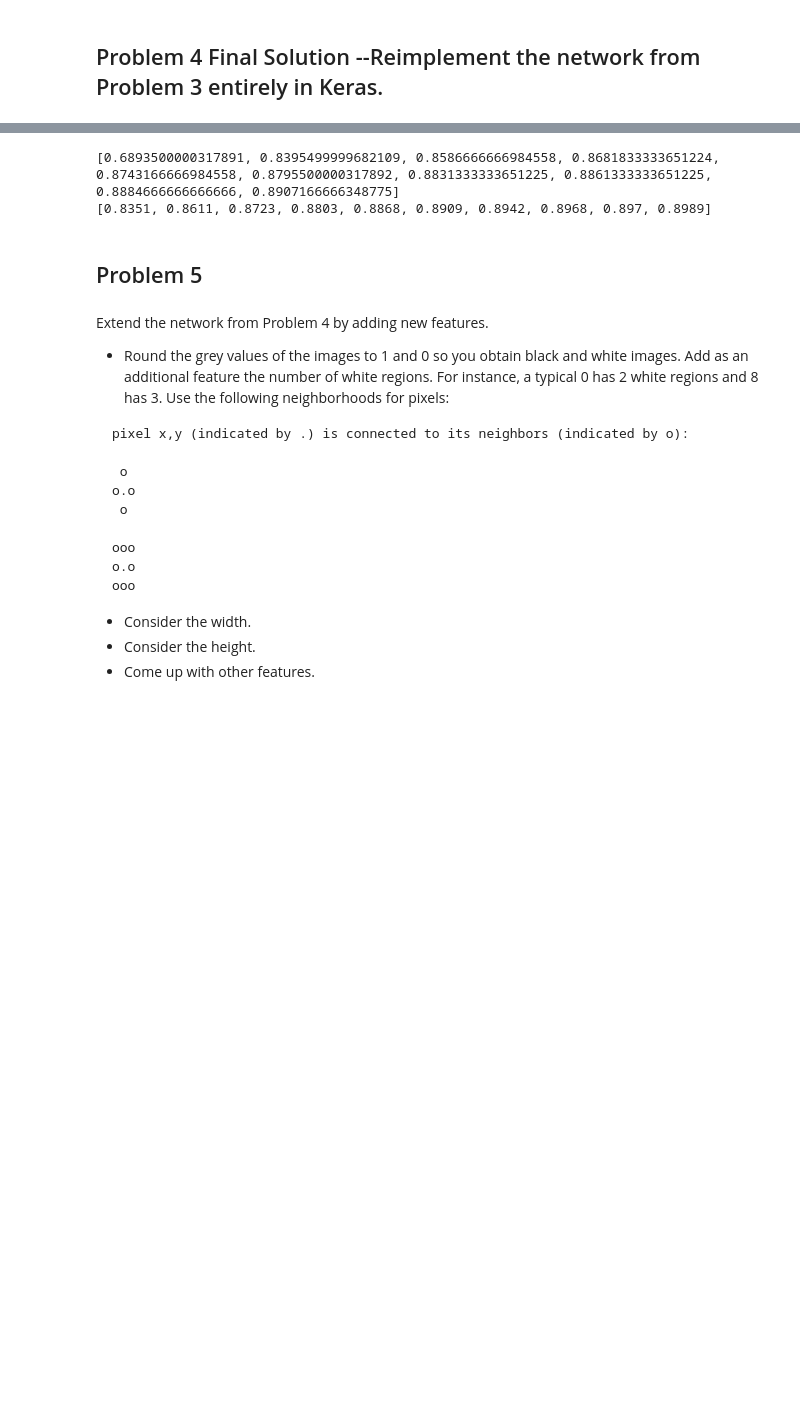
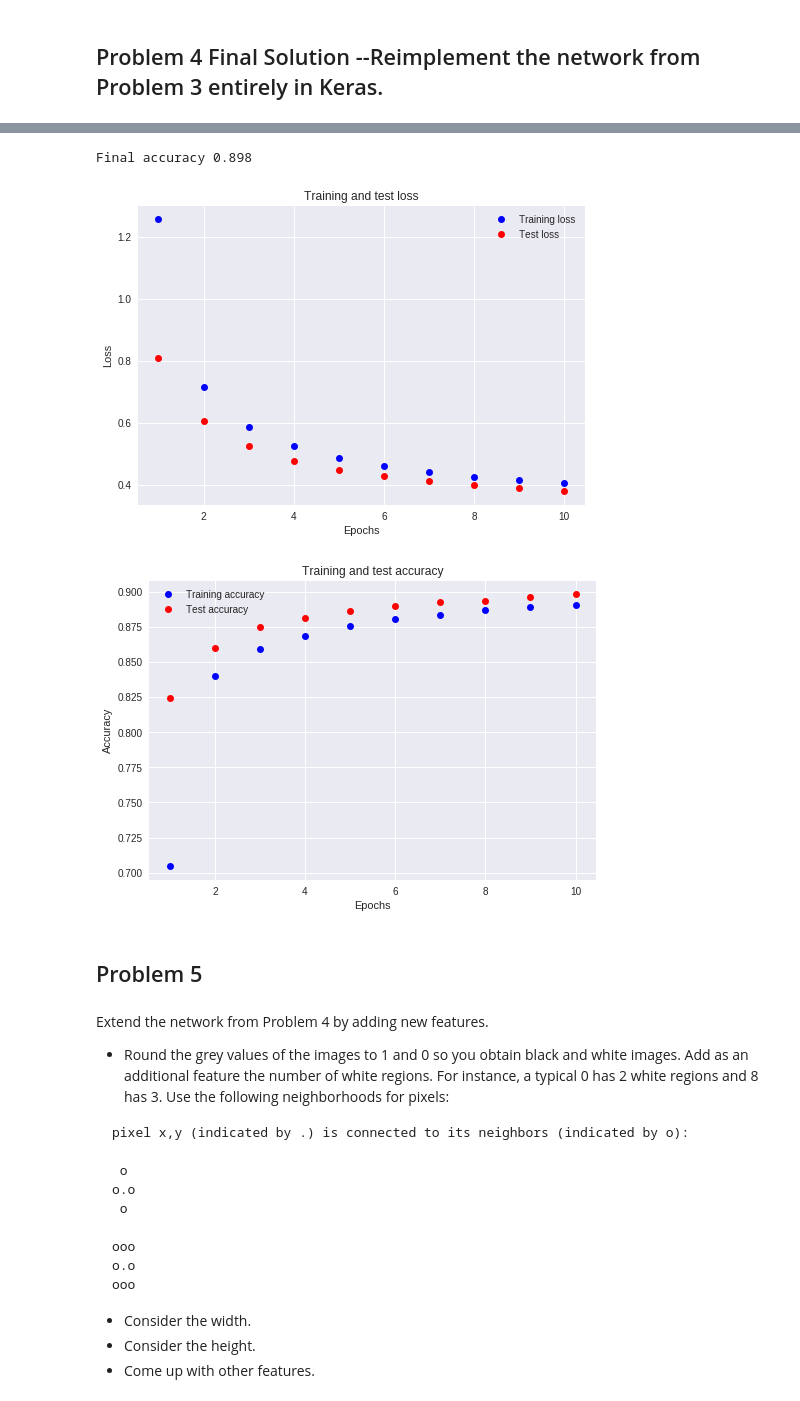
Before and after one commit to rvalienter90/UCF, a Jupyter notebook: CAP-5610_MACHINE LEARNING/HW1/HW1.ipynb, the cells around one changed output, grey strips where cells are left out. Cells and saved outputs as stored; diff of their text form; code cells hidden in the pictures; blank space fills up the shorter version.

```diff
--- a/CAP-5610_MACHINE LEARNING/HW1/HW1.ipynb
+++ b/CAP-5610_MACHINE LEARNING/HW1/HW1.ipynb
@@ -1126,11 +1150,35 @@ Epoch 10/10
-# %%
-#Evaluation
-history_dict = history.history
-print(history_dict['acc'])
-print(history_dict['val_acc'])
-# %% [output]
-[0.6893500000317891, 0.8395499999682109, 0.8586666666984558, 0.8681833333651224, 0.8743166666984558, 0.8795500000317892, 0.8831333333651225, 0.8861333333651225, 0.8884666666666666, 0.8907166666348775]
-[0.8351, 0.8611, 0.8723, 0.8803, 0.8868, 0.8909, 0.8942, 0.8968, 0.897, 0.8989]
+# %%
+#Evaluation
+
+
+history_dict = history.history
+#print(history_dict['acc'])
+print("Final accuracy",history_dict['val_acc'][epochs-1])
+
+
+loss_values = history_dict['loss']
+test_loss_values = history_dict['val_loss']
+epochs_range = range(1, epochs + 1)
+plt.plot(epochs_range, loss_values, 'bo', label='Training loss')
+plt.plot(epochs_range, test_loss_values, 'ro', label='Test loss')
+plt.title('Training and test loss')
+plt.xlabel('Epochs')
+plt.ylabel('Loss')
+plt.legend()
+plt.show()
+
+
+plt.plot(epochs_range, acc_values, 'bo', label='Training accuracy')
+plt.plot(epochs_range, test_acc_values, 'ro', label='Test accuracy')
+plt.title('Training and test accuracy')
+plt.xlabel('Epochs')
+plt.ylabel('Accuracy')
+plt.legend()
+plt.show()
+# %% [output]
+Final accuracy 0.898
+[figure, added]
+[figure, added]
 # %% [markdown]
 ## Problem 5
 # %% [markdown]
```
Also changed, not shown: parts of 28 cells of this notebook.
